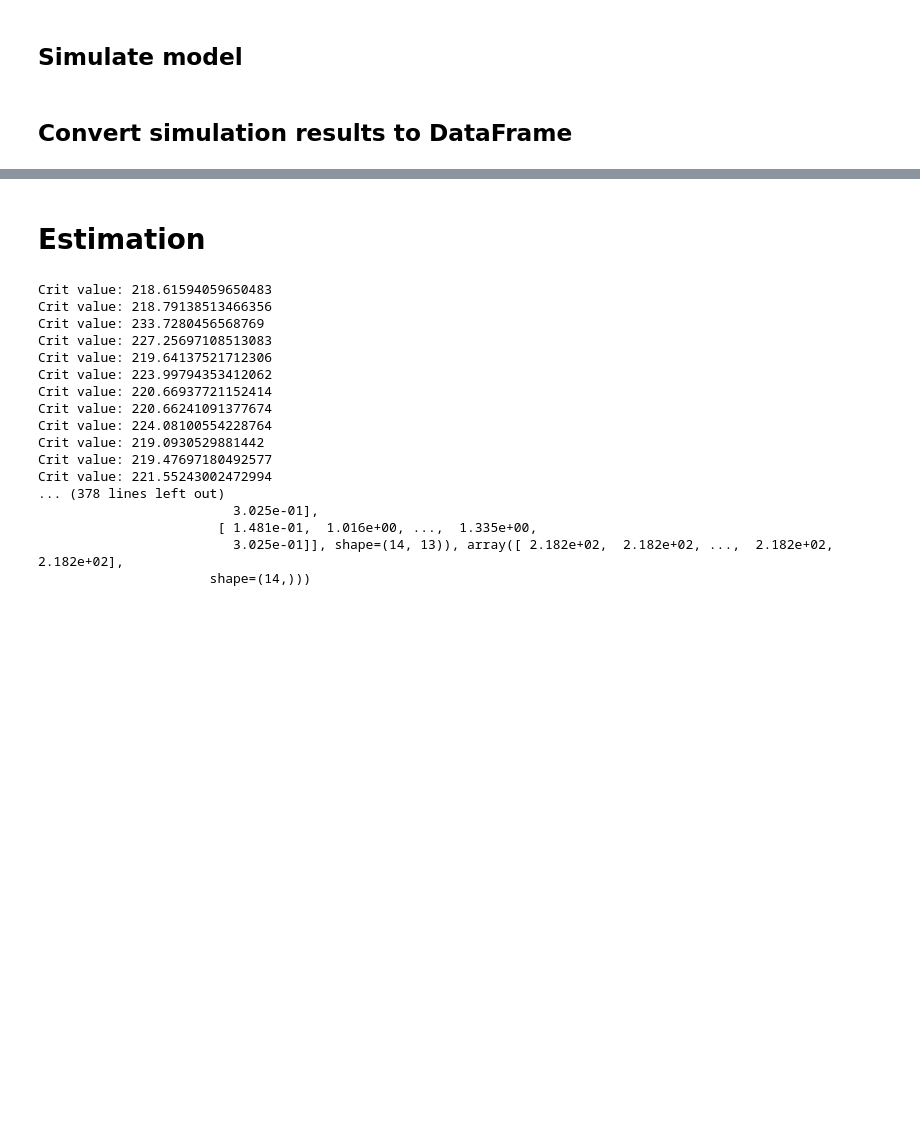
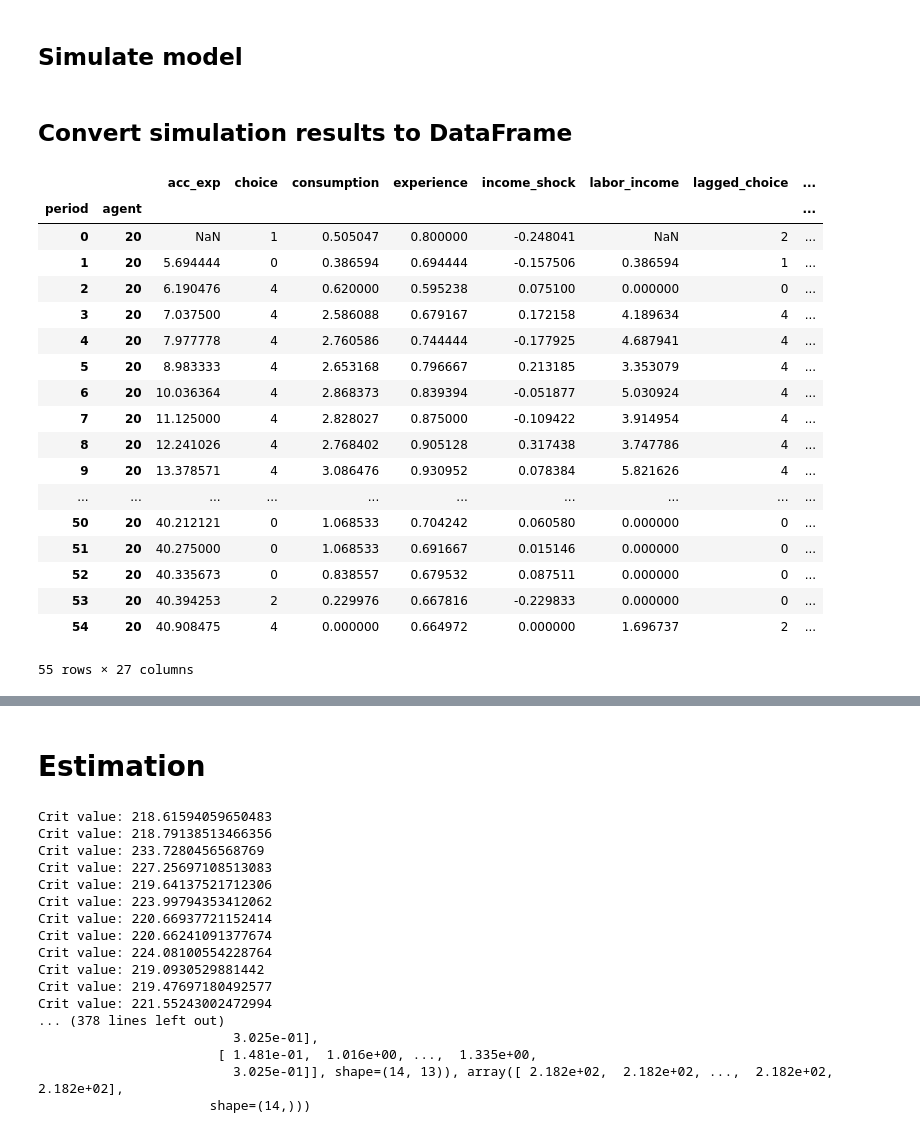
Before and after one commit to LarsenFred/Thesis, a Jupyter notebook: edu1/Initial_model_edu1.ipynb, the cells around one changed output, grey strips where cells are left out. Cells and saved outputs as stored; diff of their text form; code cells hidden in the pictures; blank space fills up the shorter version.

```diff
--- a/edu1/Initial_model_edu1.ipynb
+++ b/edu1/Initial_model_edu1.ipynb
@@ -295,18 +295,38 @@ output_dict_aux = sim_func_aux(params)
 # %%
 df_sim = create_simulation_df(output_dict_aux["sim_dict"])
 
 # =====================
 # print all agents
 # =====================
 #df_sim
 
 # =====================
 # print a select agent
 # =====================
-# df_sim.loc[(slice(None), 20),:]
+df_sim.loc[(slice(None), 20),:]
 
 # print to excel
 # df_sim.to_excel(repo_path + "/first_step/simulation_output.xlsx", index=False)
+# %% [output]
+|  |  | acc_exp | choice | consumption | experience | income_shock | labor_income | lagged_choice | ... |
+| period | agent |  |  |  |  |  |  |  | ... |
+| 0 | 20 | NaN | 1 | 0.505047 | 0.800000 | -0.248041 | NaN | 2 | ... |
+| 1 | 20 | 5.694444 | 0 | 0.386594 | 0.694444 | -0.157506 | 0.386594 | 1 | ... |
+| 2 | 20 | 6.190476 | 4 | 0.620000 | 0.595238 | 0.075100 | 0.000000 | 0 | ... |
+| 3 | 20 | 7.037500 | 4 | 2.586088 | 0.679167 | 0.172158 | 4.189634 | 4 | ... |
+| 4 | 20 | 7.977778 | 4 | 2.760586 | 0.744444 | -0.177925 | 4.687941 | 4 | ... |
+| 5 | 20 | 8.983333 | 4 | 2.653168 | 0.796667 | 0.213185 | 3.353079 | 4 | ... |
+| 6 | 20 | 10.036364 | 4 | 2.868373 | 0.839394 | -0.051877 | 5.030924 | 4 | ... |
+| 7 | 20 | 11.125000 | 4 | 2.828027 | 0.875000 | -0.109422 | 3.914954 | 4 | ... |
+| 8 | 20 | 12.241026 | 4 | 2.768402 | 0.905128 | 0.317438 | 3.747786 | 4 | ... |
+| 9 | 20 | 13.378571 | 4 | 3.086476 | 0.930952 | 0.078384 | 5.821626 | 4 | ... |
+| ... | ... | ... | ... | ... | ... | ... | ... | ... | ... |
+| 50 | 20 | 40.212121 | 0 | 1.068533 | 0.704242 | 0.060580 | 0.000000 | 0 | ... |
+| 51 | 20 | 40.275000 | 0 | 1.068533 | 0.691667 | 0.015146 | 0.000000 | 0 | ... |
+| 52 | 20 | 40.335673 | 0 | 0.838557 | 0.679532 | 0.087511 | 0.000000 | 0 | ... |
+| 53 | 20 | 40.394253 | 2 | 0.229976 | 0.667816 | -0.229833 | 0.000000 | 0 | ... |
+| 54 | 20 | 40.908475 | 4 | 0.000000 | 0.664972 | 0.000000 | 1.696737 | 2 | ... |
+55 rows × 27 columns
 # %%
 # Compute Simulated Moments
 hours_map = {0: 0, 1: 250, 2: 750, 3: 1300, 4: 1900}
```
Also changed, not shown: parts of 1 cell of this notebook, 26 other files.
